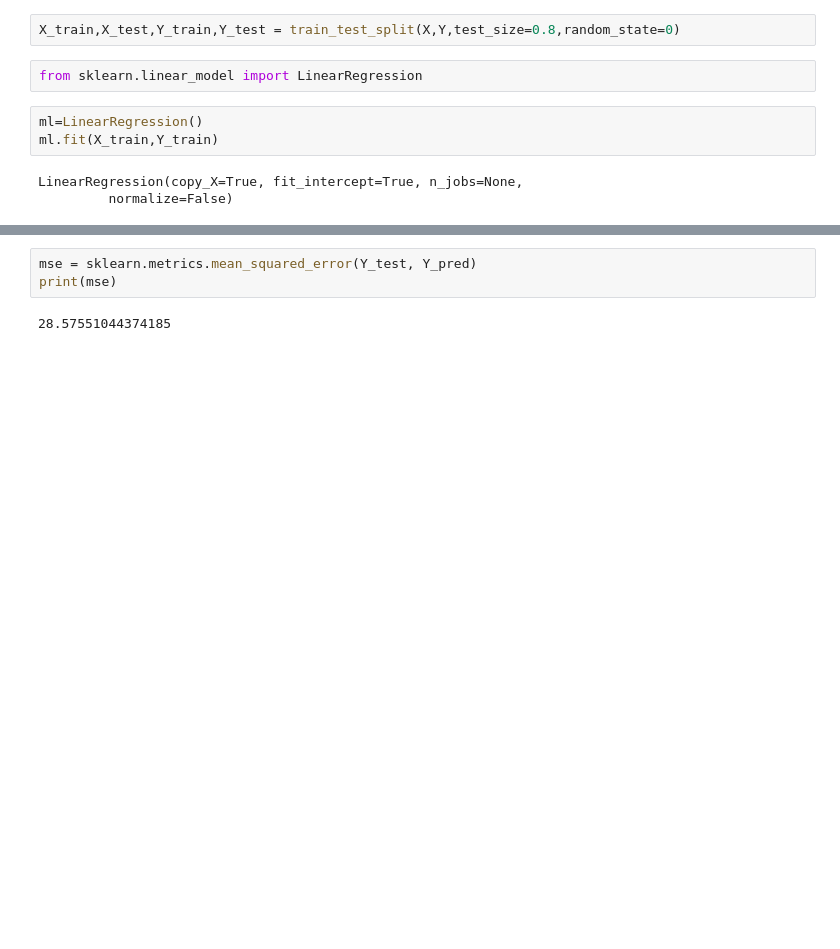
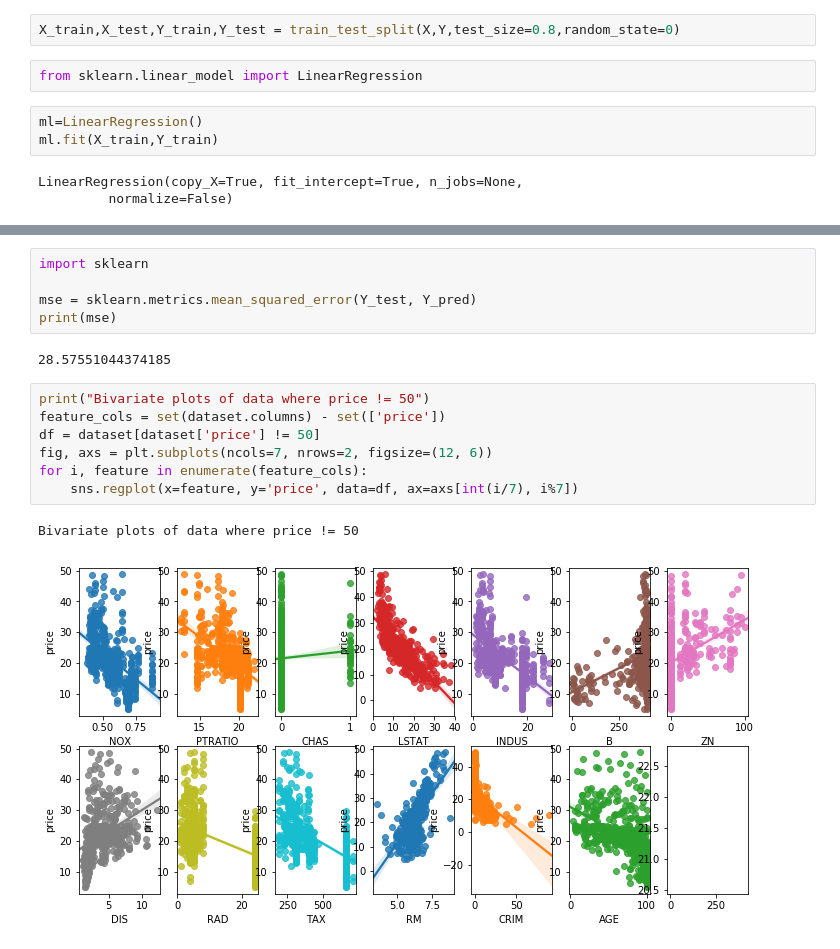
Before and after one commit to shiv78/boston_house_prediction, a Jupyter notebook: Boston_Home_Prices_Prediction.ipynb, the cells around one changed output, grey strips where cells are left out. Cells and saved outputs as stored; diff of their text form; blank space fills up the shorter version.

```diff
--- a/Boston_Home_Prices_Prediction.ipynb
+++ b/Boston_Home_Prices_Prediction.ipynb
@@ -124,5 +174,17 @@ import sklearn
 # %%
+import sklearn
+
 mse = sklearn.metrics.mean_squared_error(Y_test, Y_pred)
 print(mse)
 # %% [output]
 28.57551044374185
+# %%
+print("Bivariate plots of data where price != 50")
+feature_cols = set(dataset.columns) - set(['price'])
+df = dataset[dataset['price'] != 50]
+fig, axs = plt.subplots(ncols=7, nrows=2, figsize=(12, 6))
+for i, feature in enumerate(feature_cols):
+    sns.regplot(x=feature, y='price', data=df, ax=axs[int(i/7), i%7])
+# %% [output]
+Bivariate plots of data where price != 50
+[figure, added]
```
Also changed, not shown: parts of 22 cells of this notebook.
